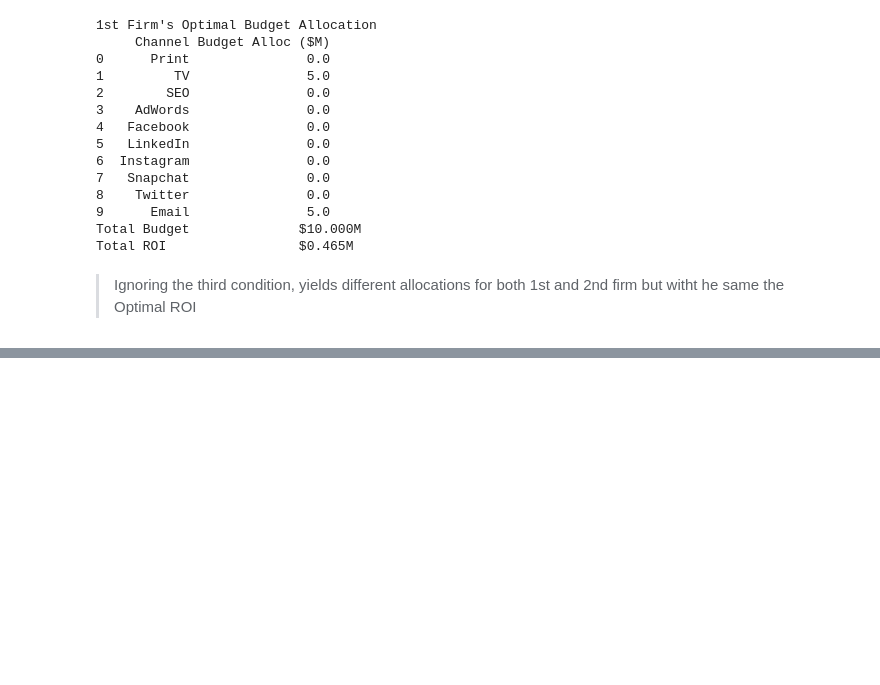
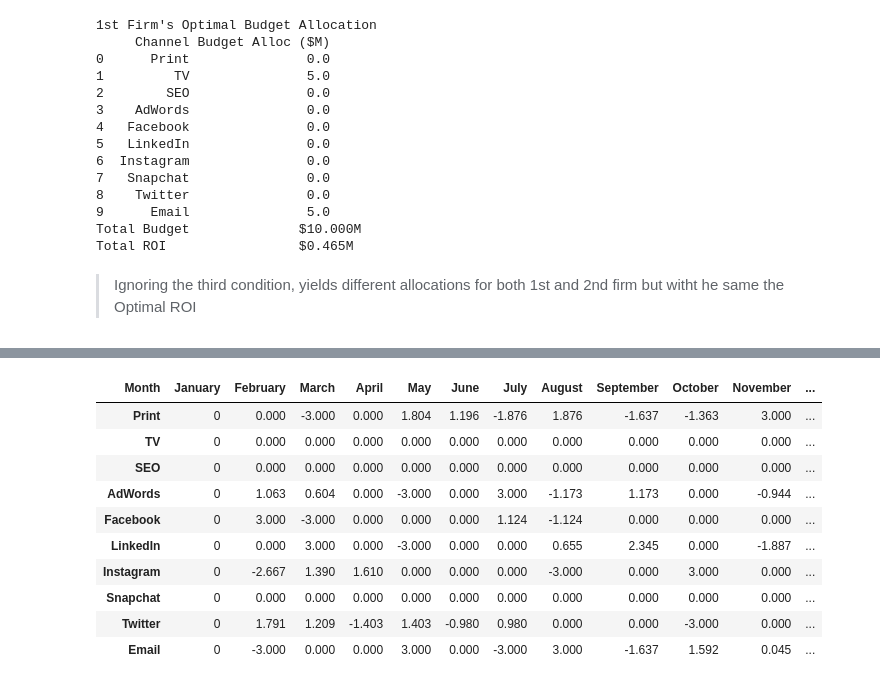
Before and after one commit to nikhilnair31/RM294---Optimatization-1-Group-Project-1, a Jupyter notebook: RM294_Optimization_1_Project_1.ipynb, the cells around one changed output, grey strips where cells are left out. Saved outputs shown, nothing was run; the diff lists cells and outputs as text; code cells hidden in the pictures; blank space fills up the shorter version.

```diff
--- a/RM294_Optimization_1_Project_1.ipynb
+++ b/RM294_Optimization_1_Project_1.ipynb
@@ -303,0 +364,10 @@ Total ROI                 $0.465M
+# %%
+#
+var_names = roi_csv_file_df.columns.tolist()[1:]
+# List of months
+months = df_month_channel_roi['Months'].tolist()
+
+# Initialize an empty list to store the budget allocation for each month
+monthly_budget_allocations = []
+# Initialize a variable to keep track of the cumulative return
+cumulative_return = 0
@@ -303,0 +431,21 @@ Total ROI                 $0.465M
+# %%
+df_allocations_new = df_allocations.copy()
+
+for col in df_allocations.columns[1:]:
+    df_allocations_new[col] = df_allocations[col] - df_allocations[df_allocations.columns[df_allocations.columns.get_loc(col) - 1]]
+
+df_allocations_new['January'] = 0
+
+df_allocations_new
+# %% [output]
+| Month | January | February | March | April | May | June | July | August | September | October | November | ... |
+| Print | 0 | 0.000 | -3.000 | 0.000 | 1.804 | 1.196 | -1.876 | 1.876 | -1.637 | -1.363 | 3.000 | ... |
+| TV | 0 | 0.000 | 0.000 | 0.000 | 0.000 | 0.000 | 0.000 | 0.000 | 0.000 | 0.000 | 0.000 | ... |
+| SEO | 0 | 0.000 | 0.000 | 0.000 | 0.000 | 0.000 | 0.000 | 0.000 | 0.000 | 0.000 | 0.000 | ... |
+| AdWords | 0 | 1.063 | 0.604 | 0.000 | -3.000 | 0.000 | 3.000 | -1.173 | 1.173 | 0.000 | -0.944 | ... |
+| Facebook | 0 | 3.000 | -3.000 | 0.000 | 0.000 | 0.000 | 1.124 | -1.124 | 0.000 | 0.000 | 0.000 | ... |
+| LinkedIn | 0 | 0.000 | 3.000 | 0.000 | -3.000 | 0.000 | 0.000 | 0.655 | 2.345 | 0.000 | -1.887 | ... |
+| Instagram | 0 | -2.667 | 1.390 | 1.610 | 0.000 | 0.000 | 0.000 | -3.000 | 0.000 | 3.000 | 0.000 | ... |
+| Snapchat | 0 | 0.000 | 0.000 | 0.000 | 0.000 | 0.000 | 0.000 | 0.000 | 0.000 | 0.000 | 0.000 | ... |
+| Twitter | 0 | 1.791 | 1.209 | -1.403 | 1.403 | -0.980 | 0.980 | 0.000 | 0.000 | -3.000 | 0.000 | ... |
+| Email | 0 | -3.000 | 0.000 | 0.000 | 3.000 | 0.000 | -3.000 | 3.000 | -1.637 | 1.592 | 0.045 | ... |
```
Also changed, not shown: parts of 13 cells of this notebook.
